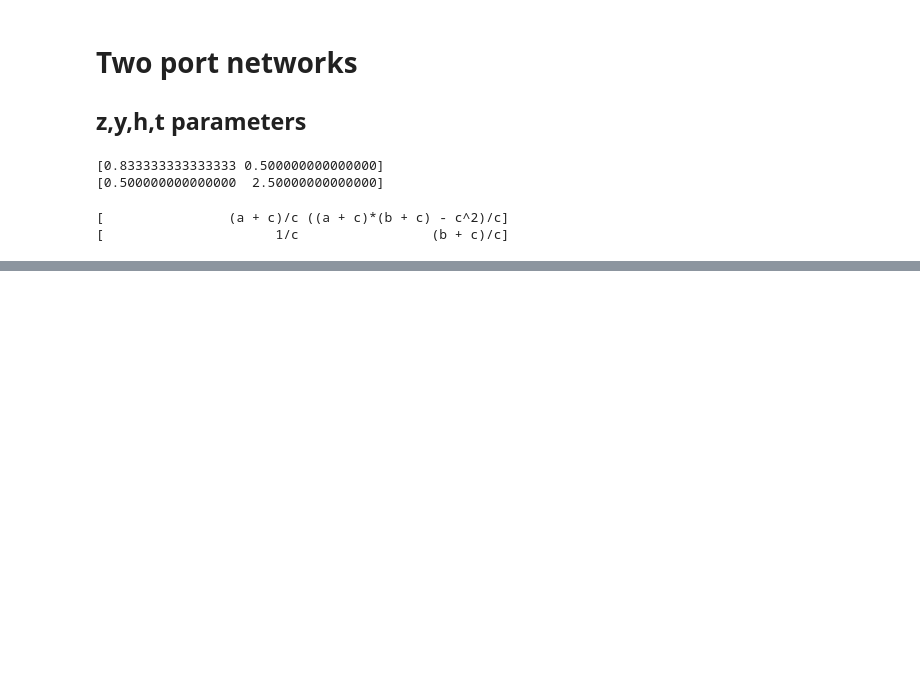
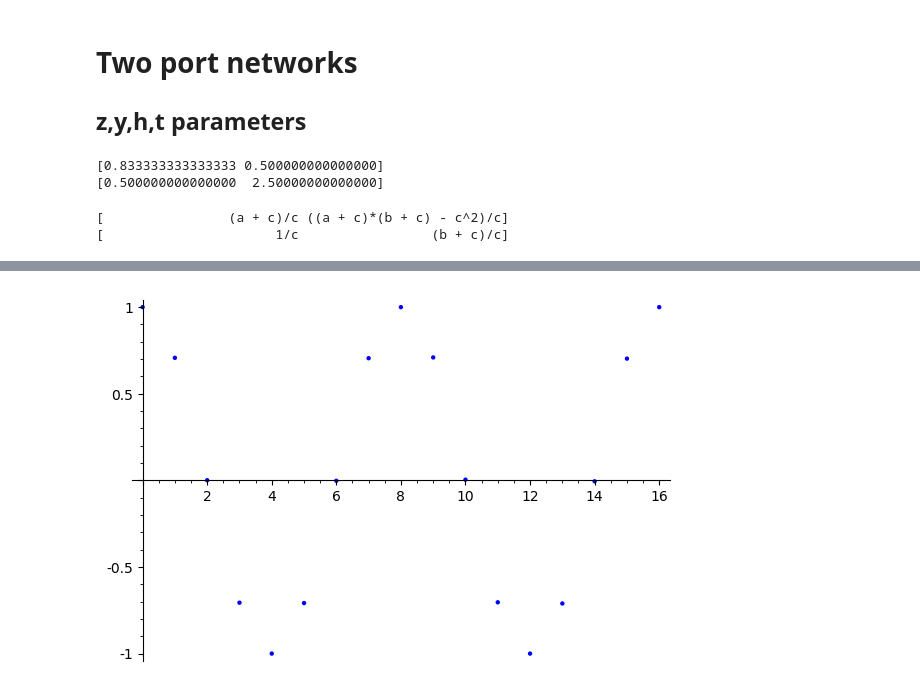
Before and after one commit to hrithik254/NetworkAnalysisOnSage, a Jupyter notebook: Network Analysis.ipynb, the cells around one changed output, grey strips where cells are left out. Cells and saved outputs as stored; diff of their text form; code cells hidden in the pictures; blank space fills up the shorter version.

```diff
--- a/Network Analysis.ipynb
+++ b/Network Analysis.ipynb
@@ -528,0 +492,5 @@ t = 85.21555
+# %%
+y_values = [f(2*i) for i in n_values]
+list_plot(list(zip(n_values,y_values)) )
+# %% [output]
+[figure, added]
```
Also changed, not shown: parts of 15 cells of this notebook.
